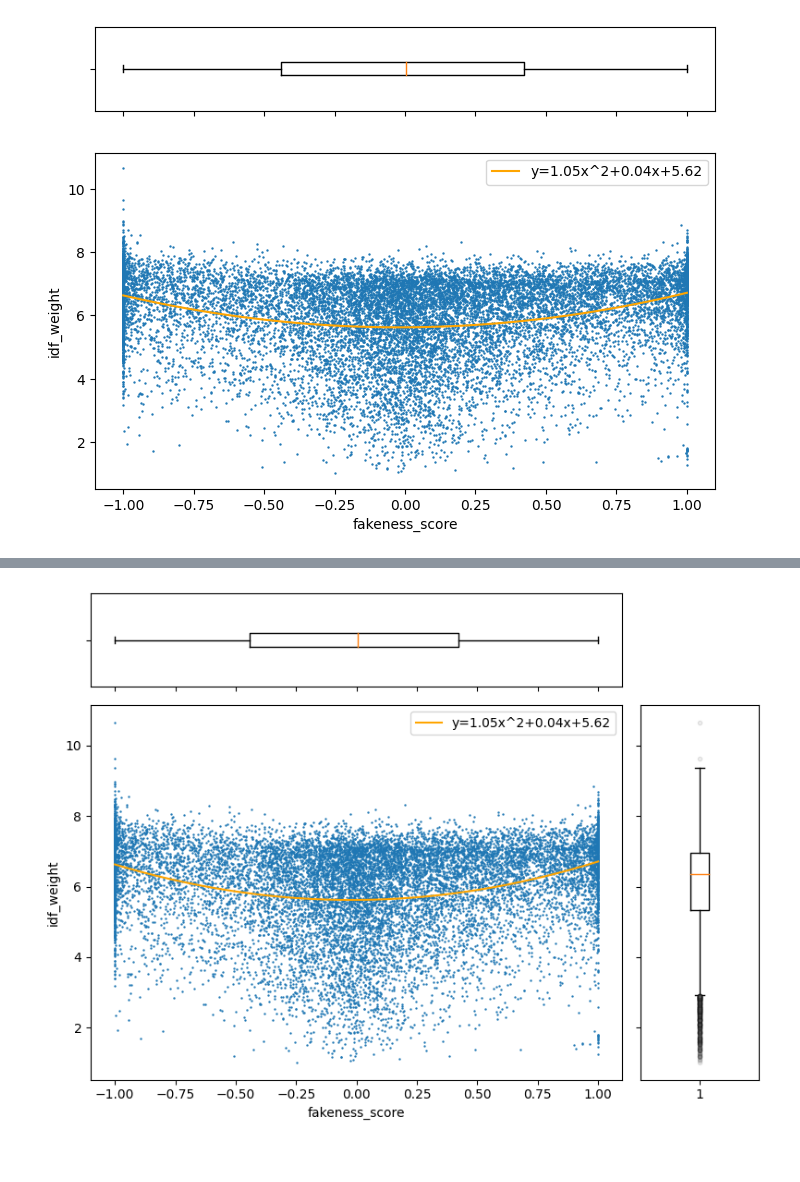
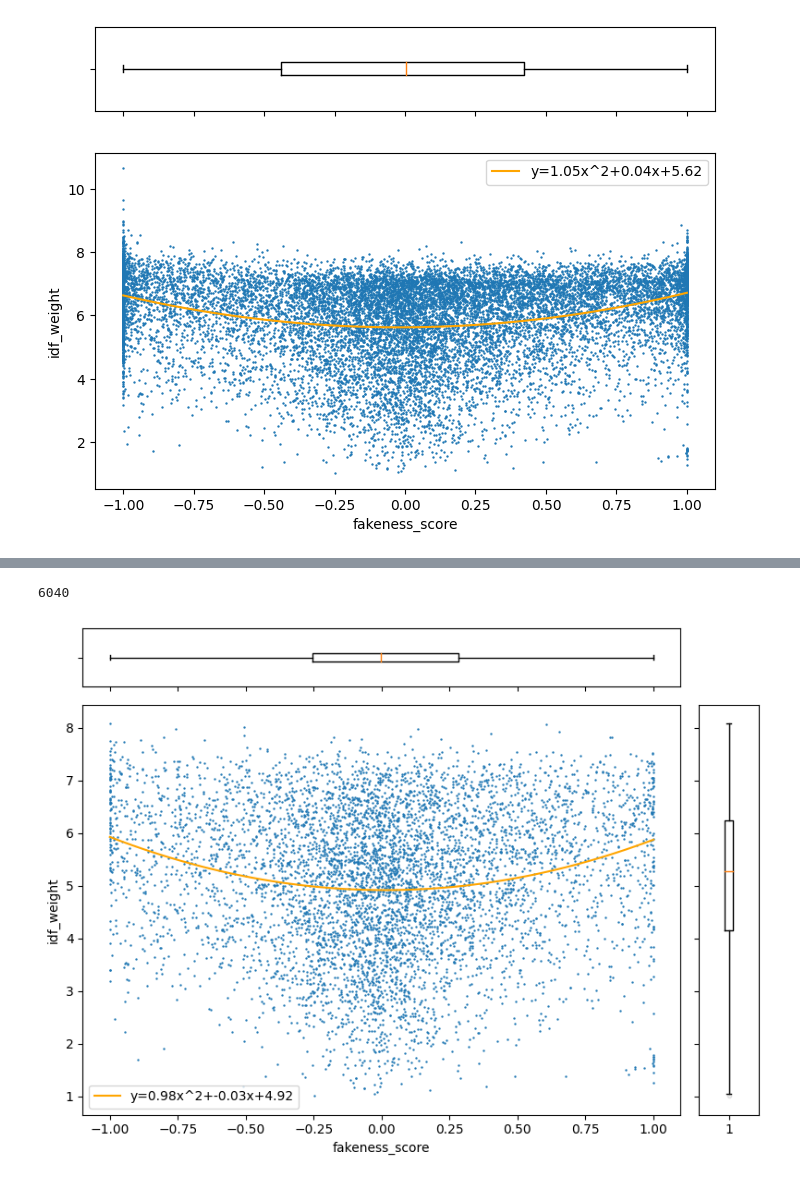
Before and after one commit to vicjuhl/fake-news, a Jupyter notebook: src/word_article_statistics.ipynb, the cells around one changed output, grey strips where cells are left out. Cells and saved outputs as stored; diff of their text form; code cells hidden in the pictures.

```diff
--- a/src/word_article_statistics.ipynb
+++ b/src/word_article_statistics.ipynb
@@ -215,0 +248,15 @@ plt.show()
+# %%
+import ast
+liar_path = pl.Path(os.path.abspath('')).parent.resolve() / "data_files/LIAR.csv"
+df_liar = pd.read_csv(liar_path)
+
+# Create an empty set to store the keys
+liar_tokens = set()
+
+# Iterate over each dictionary in the list and add its keys to the set
+for dictionary in df_liar['words'].apply(ast.literal_eval):
+    liar_tokens.update(dictionary.keys())
+
+# Convert set of keys to dataframe
+df_liar_tokens = pd.DataFrame()
+df_liar_tokens['token'] = list(liar_tokens)
@@ -216,37 +279,41 @@ plt.show()
+# %%
+df_liar = dfm.copy() # 14963
+df_liar = df_liar.merge(df_liar_tokens,"inner",left_on="word",right_on="token")
 # %%
-
 import matplotlib.pyplot as plt
 import numpy as np
 
 
-fig, axs = plt.subplots(nrows=2, ncols=2, figsize=(8, 6), sharex='col', gridspec_kw={'height_ratios':[2, 8], 'width_ratios':[9, 2]})
+fig, axs = plt.subplots(nrows=2, ncols=2, figsize=(8, 6), sharex='col', gridspec_kw={'height_ratios':[1, 7], 'width_ratios':[10, 1]})
 
-idf_weight = dfm.idf_weight
-fakeness_score = dfm.fakeness_score
+idf_weight = df_liar.idf_weight
+fakeness_score = df_liar.fakeness_score
+print(len(idf_weight))
 
 # Plot 1 - boxplot in blue color
 axs[0,0].boxplot(fakeness_score, vert=False)
 axs[0,0].set_yticklabels([])
 
 # Plot 2 - scatter plot with a polynomial regression in blue color
 axs[1,0].scatter(fakeness_score, idf_weight, s=2, marker='.')
 axs[1,0].set_ylabel('idf_weight')
 axs[1,0].set_xlabel('fakeness_score')
 
 p = np.polyfit(fakeness_score, idf_weight, 2)
 x_vals = np.linspace(fakeness_score.min(), fakeness_score.max(), 100)
 y_vals = np.polyval(p, x_vals)
 axs[1,0].plot(x_vals, y_vals, color='orange', label=f'y={p[0]:.2f}x^2+{p[1]:.2f}x+{p[2]:.2f}')
 axs[1,0].legend()
 
 # Plot 3 - empty plot in red color
 axs[0,1].axis('off')
 
 # Plot 4 - scatter plot with a polynomial regression in red color
 axs[1,1].boxplot(idf_weight, vert=True, flierprops={'marker': 'o', 'markersize': 3, 'alpha':0.1, 'markerfacecolor':'gray'})
 axs[1,1].set_yticklabels([])
 
 plt.tight_layout()
 plt.show()
 # %% [output]
+6040
-[figure, old version]
+[figure, new version]
```
Also changed, not shown: parts of 9 cells of this notebook, 1 other file.
